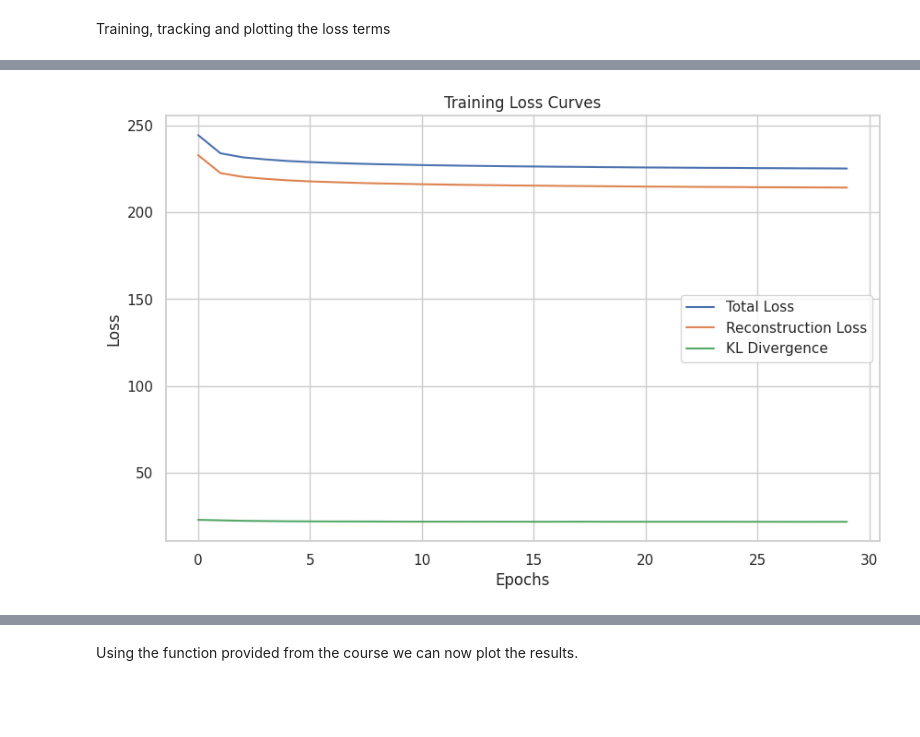
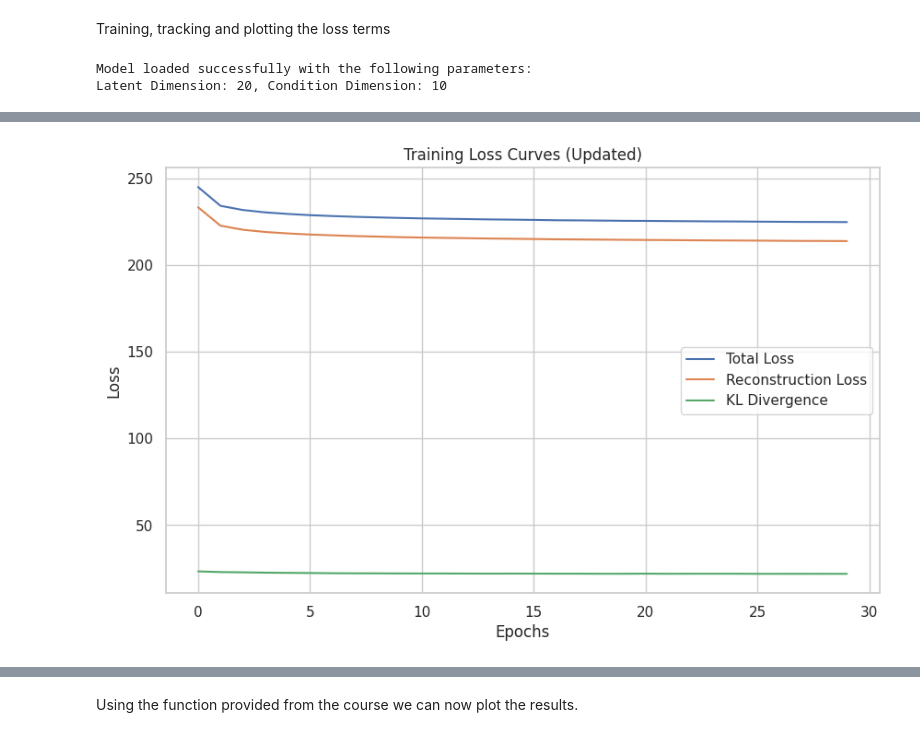
Before and after one commit to VildeOpdal/HDDL_miniprojet, a Jupyter notebook: Mini Projet 2/miniprojet2_HDDL (6).ipynb, the cells around one changed output, grey strips where cells are left out. Drawn from its saved outputs; the diff is of its cells as text; code cells hidden in the pictures; blank space fills up the shorter version.

```diff
--- a/Mini Projet 2/miniprojet2_HDDL (6).ipynb
+++ b/Mini Projet 2/miniprojet2_HDDL (6).ipynb
@@ -502,24 +587,49 @@ Lowest Test Loss: 231.8222
 Since increasing the number of epochs impoves the loss of the model we will use 30 epochs when training the final model, as well as using the hyperparameters found in the grid search.
 # %% [markdown]
 Training, tracking and plotting the loss terms
+# %%
+# Load the best model checkpoint
+checkpoint = torch.load('best_model_beta.pth')
+
+# Retrieve the latent_dim and condition_dim from the checkpoint
+latent_dim = checkpoint['params']['latent_dim']
+condition_dim = checkpoint['params']['condition_dim']
+
+# Initialize the CVAE model with the saved parameters
+cvae = CVAE(latent_dim=latent_dim, condition_dim=condition_dim).to(device)
+
+# Load model and optimizer states
+cvae.load_state_dict(checkpoint['model_state_dict'])
+optimizer = optim.Adam(cvae.parameters(), lr=checkpoint['params']['learning_rate'])
+optimizer.load_state_dict(checkpoint['optimizer_state_dict'])
+
+print("Model loaded successfully with the following parameters:")
+print(f"Latent Dimension: {latent_dim}, Condition Dimension: {condition_dim}")
+# %% [output]
+Model loaded successfully with the following parameters:
+Latent Dimension: 20, Condition Dimension: 10
 # %%
+# Load losses from the .pkl file
+latent_dim = checkpoint['params']['latent_dim']
+learning_rate = checkpoint['params']['learning_rate']
+beta = checkpoint['params']['beta']
+file_name = f'training_results_ld_{latent_dim}_lr_{learning_rate}_beta_{beta}.pkl'
+
+with open(file_name, 'rb') as f:
+    results = pickle.load(f)
+
+# Initialize lists with previous losses from the .pkl file
+reconstruction_losses = results['reconstruction_losses']
+kl_divergence_losses = results['kl_losses']
+total_losses = results['total_losses']
+
 # Hyperparameters
-latent_dim = 20
-condition_dim = 10
-learning_rate = 1e-3
-epochs = 30 #30
-beta = 0.5 #1
+new_epochs = 25  # Number of additional epochs to train
+starting_epoch = checkpoint['params']['epochs']  # Retrieve the starting epoch from the checkpoint
+total_epochs = starting_epoch + new_epochs
 
-batch_size = 128
-
-reconstruction_losses = []
-kl_divergence_losses = []
-total_losses = []
-
-cvae = CVAE(latent_dim=latent_dim, condition_dim=condition_dim).to(device) # The model
-optimizer = optim.Adam(cvae.parameters(), lr=learning_rate)
-
-for epoch in range(1, epochs + 1):
+# Training loop
+for epoch in range(starting_epoch + 1, total_epochs + 1):
     cvae.train()
     running_recon_loss = 0.0
     running_kl_loss = 0.0
@@ -528,14 +638,19 @@ for epoch in range(1, epochs + 1):
     for batch_idx, (data, labels) in enumerate(train_loader):
         data = data.to(device)
         labels = labels.to(device)
-        c = F.one_hot(labels, num_classes=condition_dim).float()  # One-hot encoding for condition vector
+        # Convert labels to one-hot encoding for conditional input
+        c = F.one_hot(labels, num_classes=condition_dim).float()
         optimizer.zero_grad()
+
+        # Forward pass
         recon_batch, mu, logvar = cvae(data, c)
-
         loss, recon_loss, kl_loss = loss_function_cvae(recon_batch, data, mu, logvar, beta)
 
+        # Backward pass and optimization
         loss.backward()
         optimizer.step()
+
+        # Accumulate losses
         running_recon_loss += recon_loss.item()
         running_kl_loss += kl_loss.item()
         running_total_loss += loss.item()
@@ -550,13 +665,24 @@ for epoch in range(1, epochs + 1):
 
     print(f"Epoch {epoch}, Loss: {epoch_total_loss:.4f}, Recon: {epoch_recon_loss:.4f}, KL: {epoch_kl_loss:.4f}")
 
+# Save updated losses back to the .pkl file
+results['reconstruction_losses'] = reconstruction_losses
+results['kl_losses'] = kl_divergence_losses
+results['total_losses'] = total_losses
+
+file_name = f'training_results_ld_{latent_dim}_lr_{learning_rate}_beta_{beta}_full.pkl'
+
+with open(file_name, 'wb') as f:
+    pickle.dump(results, f)
+
+# Plot updated training loss curves
 plt.figure(figsize=(10, 6))
 plt.plot(total_losses, label="Total Loss")
 plt.plot(reconstruction_losses, label="Reconstruction Loss")
 plt.plot(kl_divergence_losses, label="KL Divergence")
 plt.xlabel('Epochs')
 plt.ylabel('Loss')
-plt.title('Training Loss Curves')
+plt.title('Training Loss Curves (Updated)')
 plt.legend()
 plt.show()
 # %% [output]
@@ -580 +706 @@ Epoch 30, Loss: 225.1859, Recon: 214.2105, KL: 21.9508
-[figure, old version]
+[figure, new version]
```
Also changed, not shown: parts of 41 cells of this notebook.
